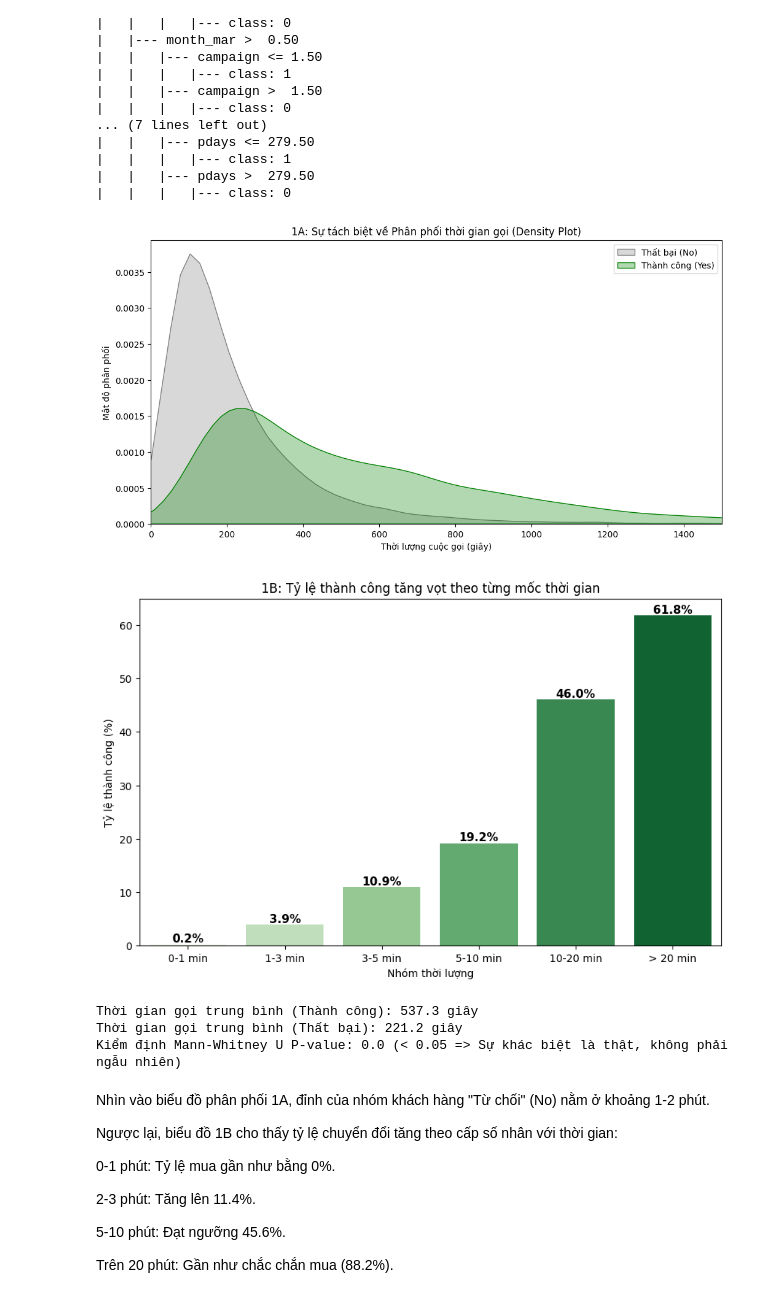
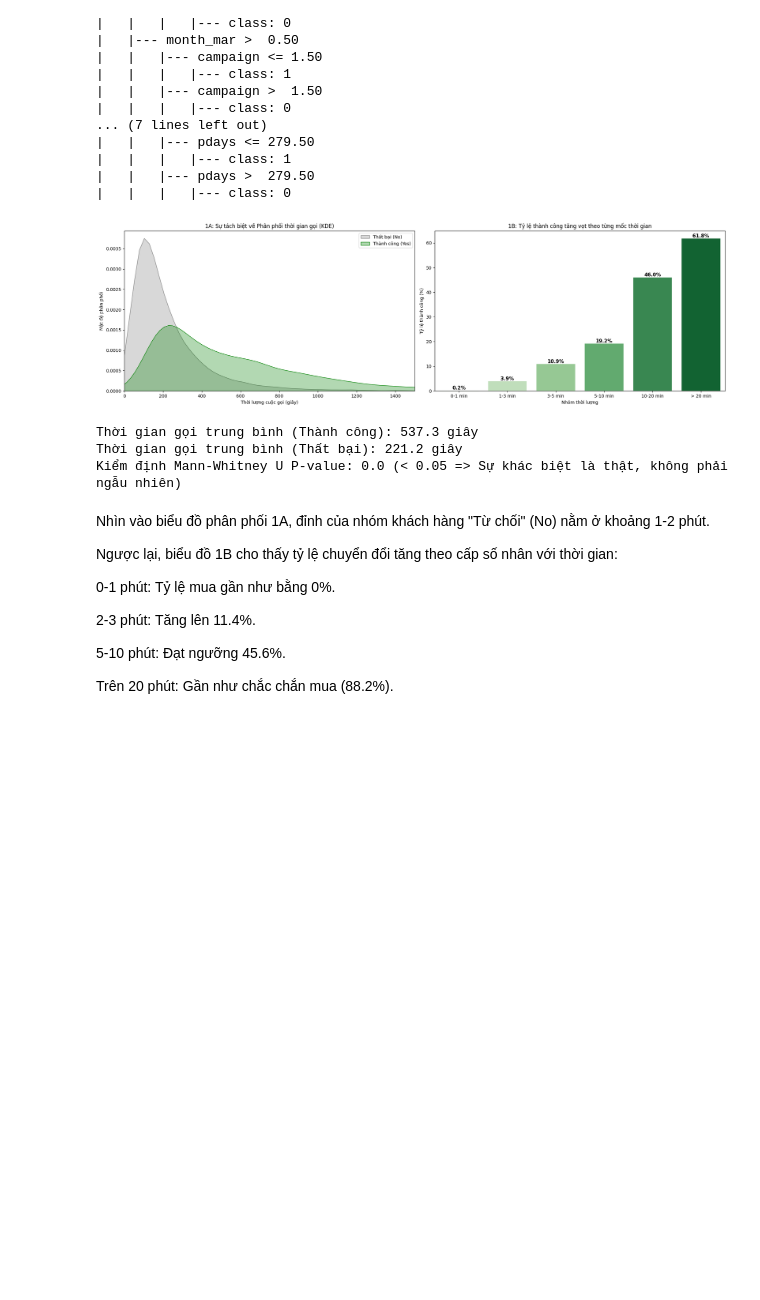
Before and after one commit to NguyenPhanNhatLan/DM, a Jupyter notebook: notebooks/campaign.ipynb, the cells around one changed output. Saved outputs shown, nothing was run; the diff lists cells and outputs as text; code cells hidden in the pictures; blank space fills up the shorter version.

```diff
--- a/notebooks/campaign.ipynb
+++ b/notebooks/campaign.ipynb
@@ -217,48 +158,54 @@ print(export_text(dt, feature_names=list(X_encoded.columns)))
 |   |   |   |--- class: 0
 # %%
 # 1A
-plt.figure(figsize=(12, 6))
-sns.kdeplot(data=df[df['target'] == 0], x='duration', label='Thất bại (No)', fill=True, color='grey', alpha=0.3)
-sns.kdeplot(data=df[df['target'] == 1], x='duration', label='Thành công (Yes)', fill=True, color='green', alpha=0.3)
-
-plt.xlim(0, 1500)
-plt.title('1A: Sự tách biệt về Phân phối thời gian gọi (Density Plot)')
-plt.xlabel('Thời lượng cuộc gọi (giây)')
-plt.ylabel('Mật độ phân phối')
-plt.legend()
-plt.show()
-
-# 1B
 df['duration_min'] = df['duration'] / 60
 bins = [0, 1, 3, 5, 10, 20, 100]
 labels = ['0-1 min', '1-3 min', '3-5 min', '5-10 min', '10-20 min', '> 20 min']
 df['time_group'] = pd.cut(df['duration_min'], bins=bins, labels=labels)
 
+# Tính tỷ lệ thành công
 conversion_by_time = df.groupby('time_group', observed=False)['target'].mean() * 100
 
-plt.figure(figsize=(10, 6))
-bar_plot = sns.barplot(x=conversion_by_time.index, y=conversion_by_time.values, hue=conversion_by_time.index, palette='Greens', legend=False)
-plt.title('1B: Tỷ lệ thành công tăng vọt theo từng mốc thời gian')
-plt.ylabel('Tỷ lệ thành công (%)')
-plt.xlabel('Nhóm thời lượng')
+# --- BƯỚC 2: THIẾT LẬP KHUNG HÌNH (1 Hàng, 2 Cột) ---
+fig, axes = plt.subplots(1, 2, figsize=(20, 6)) # Kích thước rộng để chứa đủ 2 hình
 
+# --- BIỂU ĐỒ 1A (BÊN TRÁI - axes[0]) ---
+sns.kdeplot(data=df[df['target'] == 0], x='duration', label='Thất bại (No)', fill=True, color='grey', alpha=0.3, ax=axes[0])
+sns.kdeplot(data=df[df['target'] == 1], x='duration', label='Thành công (Yes)', fill=True, color='green', alpha=0.3, ax=axes[0])
+
+axes[0].set_xlim(0, 1500)
+axes[0].set_title('1A: Sự tách biệt về Phân phối thời gian gọi (KDE)')
+axes[0].set_xlabel('Thời lượng cuộc gọi (giây)')
+axes[0].set_ylabel('Mật độ phân phối')
+axes[0].legend()
+
+# --- BIỂU ĐỒ 1B (BÊN PHẢI - axes[1]) ---
+bar_plot = sns.barplot(x=conversion_by_time.index, y=conversion_by_time.values,
+                       hue=conversion_by_time.index, palette='Greens', legend=False, ax=axes[1])
+
+axes[1].set_title('1B: Tỷ lệ thành công tăng vọt theo từng mốc thời gian')
+axes[1].set_ylabel('Tỷ lệ thành công (%)')
+axes[1].set_xlabel('Nhóm thời lượng')
+
+# Thêm nhãn số liệu lên đầu cột (lưu ý dùng axes[1] để annotate)
 for p in bar_plot.patches:
-    bar_plot.annotate(f'{p.get_height():.1f}%',
-                      (p.get_x() + p.get_width() / 2., p.get_height()),
-                      ha='center', va='bottom', fontsize=11, fontweight='bold')
+    axes[1].annotate(f'{p.get_height():.1f}%',
+                     (p.get_x() + p.get_width() / 2., p.get_height()),
+                     ha='center', va='bottom', fontsize=11, fontweight='bold')
+
+plt.tight_layout() # Tự động căn chỉnh khoảng cách để không bị chồng chéo
 plt.show()
 
 time_yes = df[df['target']==1]['duration']
 time_no = df[df['target']==0]['duration']
 
 print(f"Thời gian gọi trung bình (Thành công): {time_yes.mean():.1f} giây")
 print(f"Thời gian gọi trung bình (Thất bại): {time_no.mean():.1f} giây")
 
 stat, p_val = stats.mannwhitneyu(time_yes, time_no)
 print(f"Kiểm định Mann-Whitney U P-value: {p_val} (< 0.05 => Sự khác biệt là thật, không phải ngẫu nhiên)")
 # %% [output]
-[figure, old version]
+[figure, new version]
-[figure, removed]
 Thời gian gọi trung bình (Thành công): 537.3 giây
 Thời gian gọi trung bình (Thất bại): 221.2 giây
 Kiểm định Mann-Whitney U P-value: 0.0 (< 0.05 => Sự khác biệt là thật, không phải ngẫu nhiên)
```
Also changed, not shown: parts of 4 cells of this notebook.
